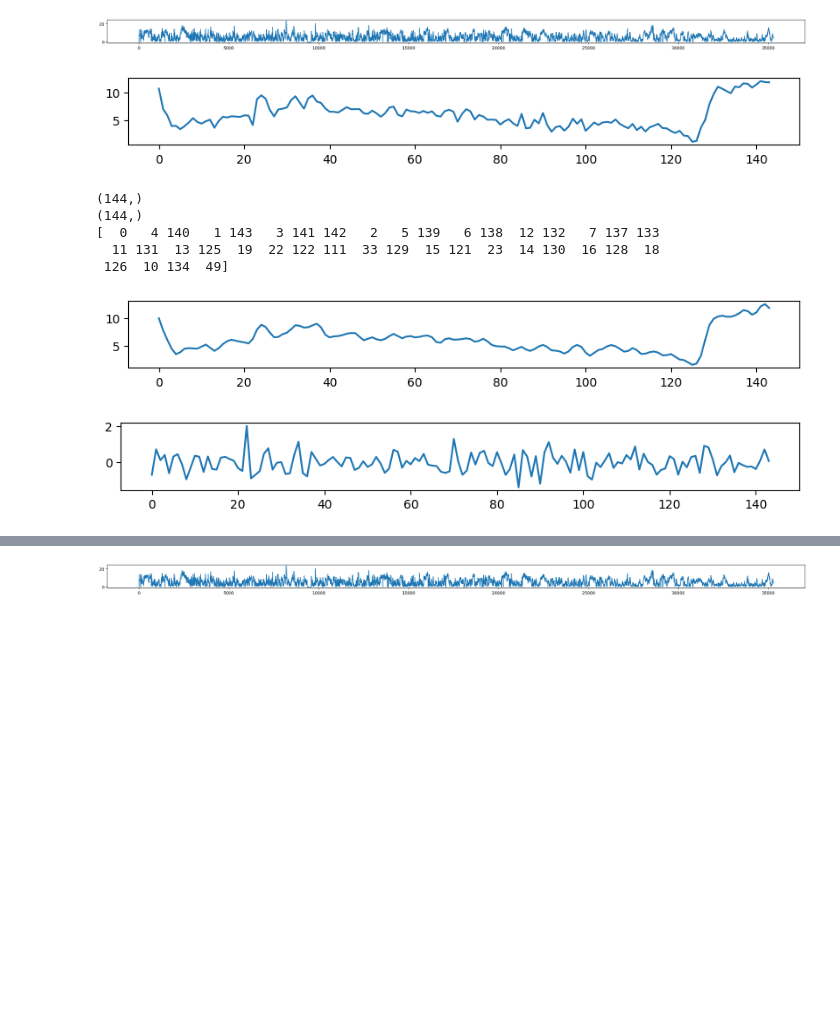
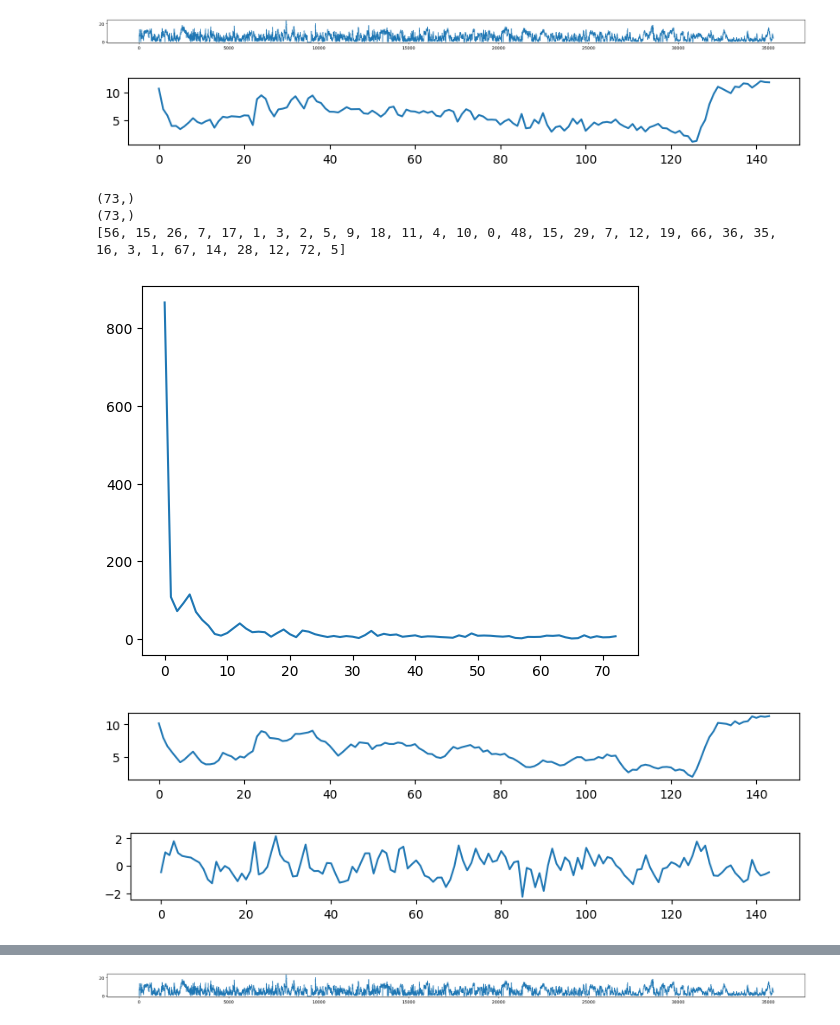
Before and after one commit to yellow378/TSF, a Jupyter notebook: analysis/LongYuan/fft.ipynb, the cells around one changed output, grey strips where cells are left out. Saved outputs shown, nothing was run; the diff lists cells and outputs as text; code cells hidden in the pictures; blank space fills up the shorter version.

```diff
--- a/analysis/LongYuan/fft.ipynb
+++ b/analysis/LongYuan/fft.ipynb
@@ -11,37 +11,65 @@ plt.plot(wspd)
 plt.show()
 # %% [output]
 [figure]
+# %%
+import random
+def select():
+    # 总数和需要生成的随机数数量
+    total_indices = 73
+    num_selected = 32
+
+    # 主要部分的范围和数量
+    main_range = range(1, 21)  # 0到20的范围
+    main_percentage = 0.5      # 主要部分占80%
+
+    # 计算每部分的数量
+    num_main = int(num_selected * main_percentage)
+    num_rest = num_selected - num_main
+
+    # 生成主要部分的随机索引
+    main_indices = random.sample(main_range, num_main)
+
+    # 生成剩余部分的随机索引（确保不与主要部分重叠）
+    rest_indices = random.sample(range(total_indices), num_rest)
+
+    # 合并并打乱索引
+    selected_indices = main_indices + rest_indices + [0]
+    random.shuffle(selected_indices)
+
+    return selected_indices
 # %%
 plt.figure(figsize=(10,1))
 plt.plot(wspd[144:288])
 plt.show()
-wspd_fft = np.fft.fft(wspd[144:288])
-freq = np.fft.fftfreq(144)
+wspd_fft = np.fft.rfft(wspd[144:288])
+freq = np.fft.rfftfreq(144)
 print(freq.shape)
 print(wspd_fft.shape)
-#plt.plot(freq,np.abs(wspd_fft))
+plt.plot(np.abs(wspd_fft))
 index = np.argsort(np.abs(wspd_fft))[::-1]
-selected_freq = index[:40]
+selected_freq = select()
 print(selected_freq)
+#selected_freq = index[:1]
+#print(wspd_fft[1])
+# wspd_fft[0] = 0
 freq_domain = np.zeros_like(wspd_fft)
 freq_domain[selected_freq] = wspd_fft[selected_freq]
 
-trans = np.fft.ifft(freq_domain)
+trans = np.fft.irfft(freq_domain)
 plt.figure(figsize=(10,1))
 plt.plot(trans)
 
 redisual = trans - wspd[144:288]
 plt.figure(figsize=(10,1))
 plt.plot(redisual)
 plt.show()
 # %% [output]
 [figure]
-(144,)
-(144,)
-[  0   4 140   1 143   3 141 142   2   5 139   6 138  12 132   7 137 133
-  11 131  13 125  19  22 122 111  33 129  15 121  23  14 130  16 128  18
- 126  10 134  49]
+(73,)
+(73,)
+[56, 15, 26, 7, 17, 1, 3, 2, 5, 9, 18, 11, 4, 10, 0, 48, 15, 29, 7, 12, 19, 66, 36, 35, 16, 3, 1, 67, 14, 28, 12, 72, 5]
-[figure, old version]
+[figure, new version]
-[figure, old version]
+[figure, new version]
+[figure, added]
 # %%
 plt.figure(figsize=(10,1))
```
Also changed, not shown: parts of 2 cells of this notebook, 1 other file.
